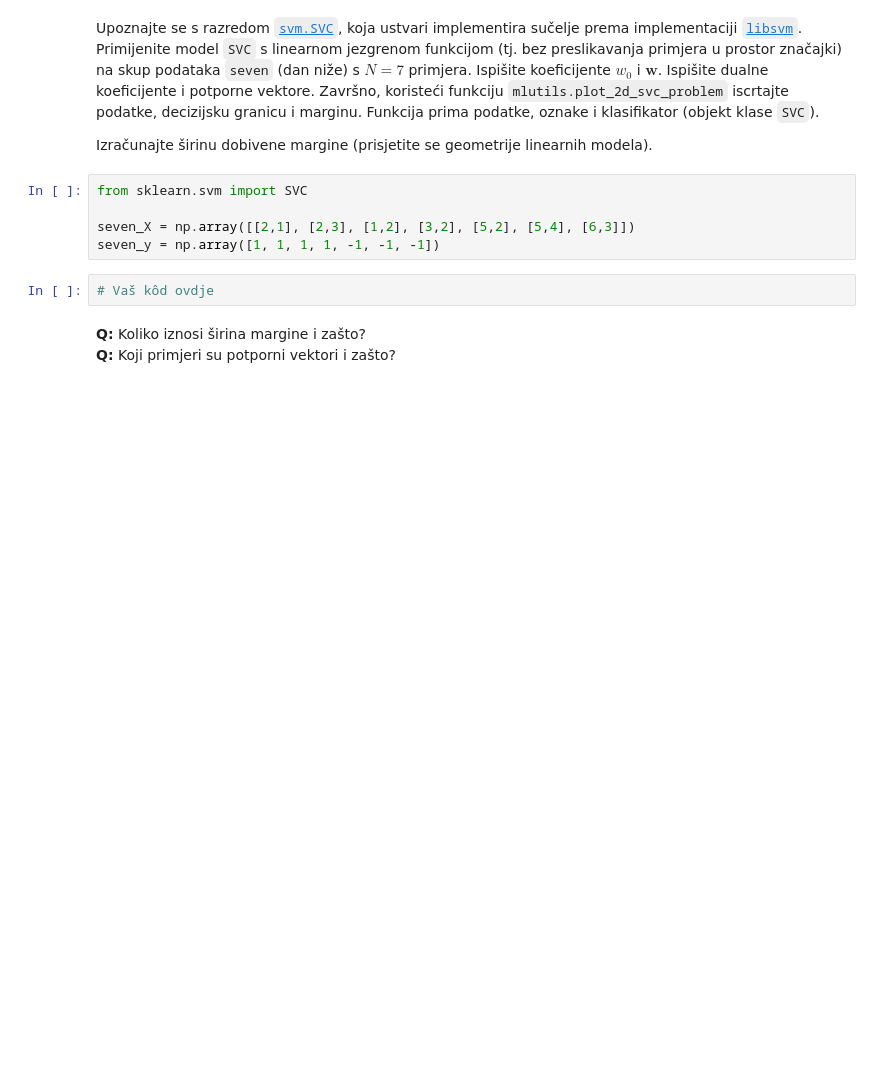
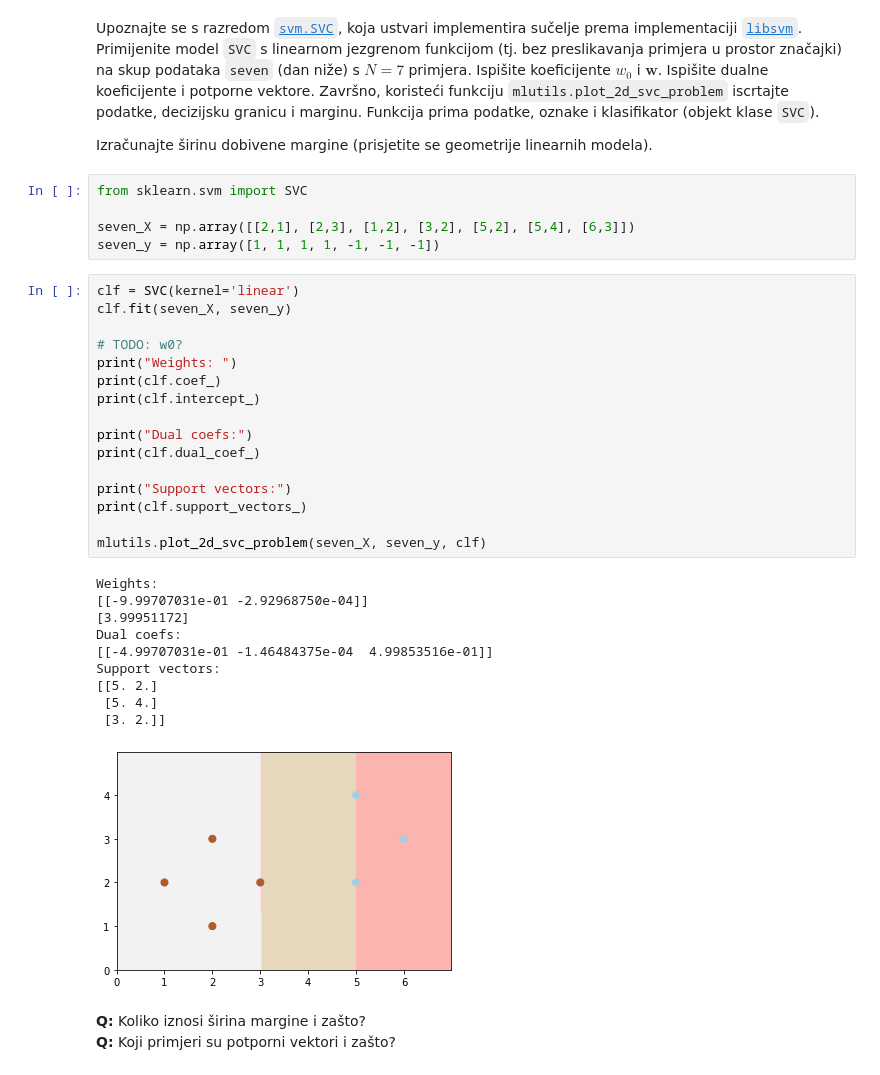
Before and after one commit to martincekada/Machine-Learning, a Jupyter notebook: LAB-03/SU-2019-LAB03-0036499611.ipynb, the cells around one changed output. Drawn from its saved outputs; the diff is of its cells as text; blank space fills up the shorter version.

```diff
--- a/LAB-03/SU-2019-LAB03-0036499611.ipynb
+++ b/LAB-03/SU-2019-LAB03-0036499611.ipynb
@@ -47,8 +47,33 @@ from sklearn.svm import SVC
 
 seven_X = np.array([[2,1], [2,3], [1,2], [3,2], [5,2], [5,4], [6,3]])
 seven_y = np.array([1, 1, 1, 1, -1, -1, -1])
-# %%
-# Vaš kôd ovdje
+# %%
+clf = SVC(kernel='linear')
+clf.fit(seven_X, seven_y)
+
+# TODO: w0?
+print("Weights: ")
+print(clf.coef_)
+print(clf.intercept_)
+
+print("Dual coefs:")
+print(clf.dual_coef_)
+
+print("Support vectors:")
+print(clf.support_vectors_)
+
+mlutils.plot_2d_svc_problem(seven_X, seven_y, clf)
+# %% [output]
+Weights:
+[[-9.99707031e-01 -2.92968750e-04]]
+[3.99951172]
+Dual coefs:
+[[-4.99707031e-01 -1.46484375e-04  4.99853516e-01]]
+Support vectors:
+[[5. 2.]
+ [5. 4.]
+ [3. 2.]]
+[figure, added]
 # %% [markdown]
 **Q:** Koliko iznosi širina margine i zašto?
 **Q:** Koji primjeri su potporni vektori i zašto?
```
Also changed, not shown: parts of 30 cells of this notebook, 1 other file.
